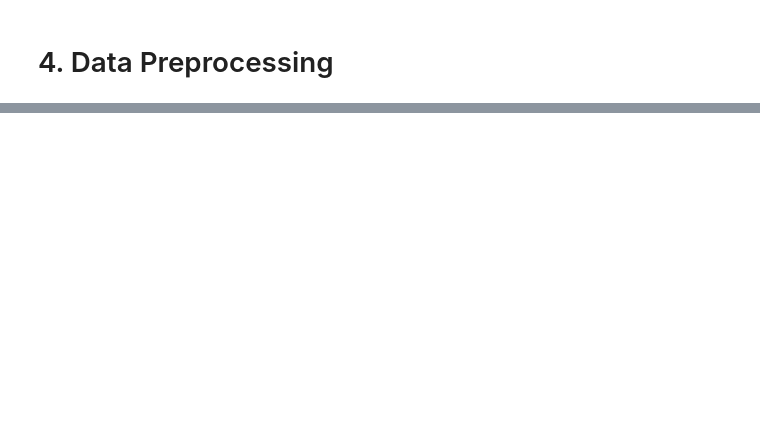
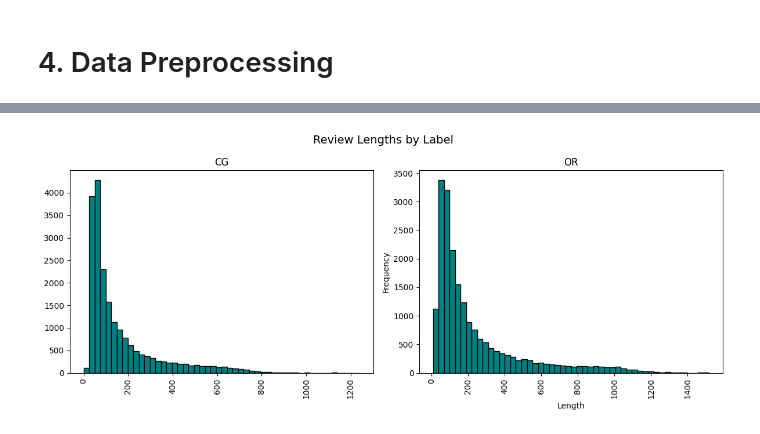
Before and after one commit to 7rohxt/ai-learning-projects, a Jupyter notebook: fake_reviews.ipynb, the cells around one changed output, grey strips where cells are left out. Saved outputs shown, nothing was run; the diff lists cells and outputs as text; code cells hidden in the pictures; blank space fills up the shorter version.

```diff
--- a/fake_reviews.ipynb
+++ b/fake_reviews.ipynb
@@ -141,0 +170,11 @@ data = data.drop(columns=['text_'])
+# %%
+data['length'] = data['clean_text'].apply(len)
+# %%
+data.hist(column='length', by='label', bins=50, figsize=(12, 5), color='teal', edgecolor='black')
+plt.suptitle("Review Lengths by Label", fontsize=14)
+plt.xlabel("Length")
+plt.ylabel("Frequency")
+plt.tight_layout()
+plt.show()
+# %% [output]
+[figure, added]
```
Also changed, not shown: parts of 6 cells of this notebook.
